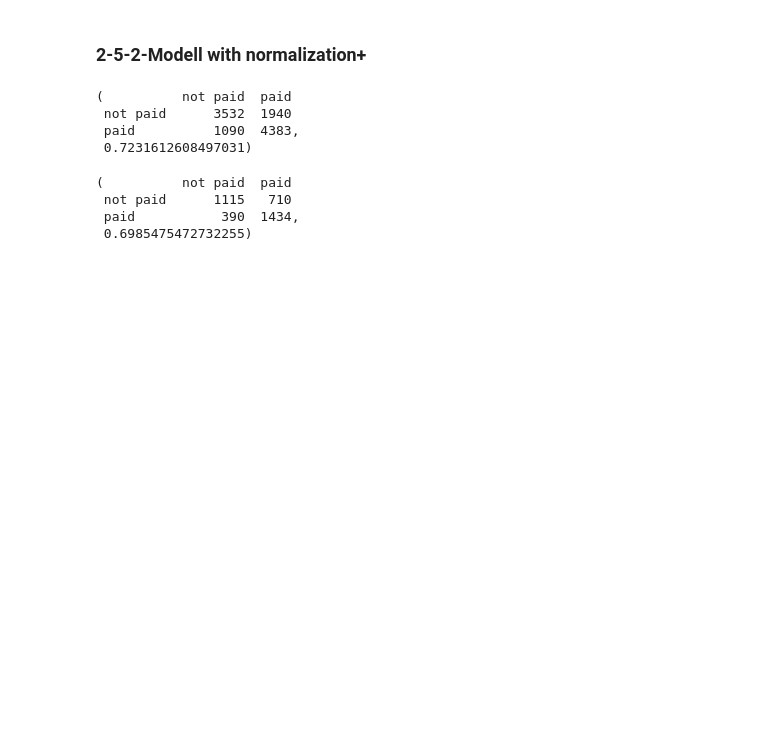
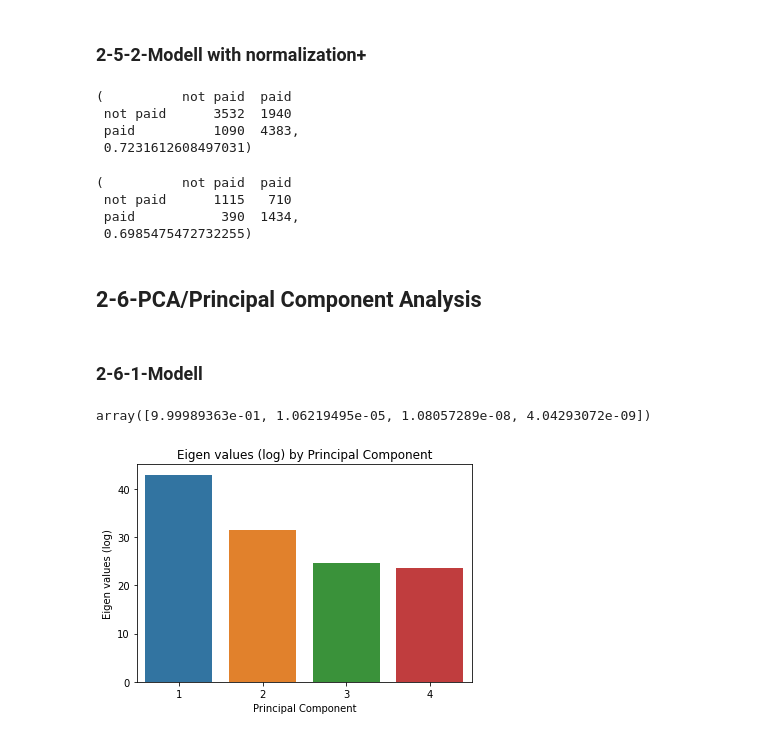
Before and after one commit to vk1408/c64, a Jupyter notebook: c64_different_models.ipynb, the cells around one changed output. Saved outputs shown, nothing was run; the diff lists cells and outputs as text; code cells hidden in the pictures; blank space fills up the shorter version.

```diff
--- a/c64_different_models.ipynb
+++ b/c64_different_models.ipynb
@@ -642,3 +642,28 @@ model_check(y_test, svm.predict(X_test_sc), svm)
  not paid      1115   710
  paid           390  1434,
  0.6985475472732255)
+# %% [markdown]
+## 2-6-PCA/Principal Component Analysis
+# %% [markdown]
+### 2-6-1-Modell
+# %%
+from sklearn.decomposition import PCA
+pca = PCA(n_components=4)
+X_train_pca = pca.fit_transform(X_train)
+X_test_pca = pca.transform(X_test)
+# %%
+pca.explained_variance_ratio_
+# %% [output]
+array([9.99989363e-01, 1.06219495e-05, 1.08057289e-08, 4.04293072e-09])
+# %%
+import numpy as np
+sns.barplot(
+    x=[str(comp) for comp in range(1, len(pca.explained_variance_ratio_) + 1)],
+    y=np.log(pca.explained_variance_)
+)
+plt.title('Eigen values (log) by Principal Component')
+plt.ylabel('Eigen values (log)')
+plt.xlabel('Principal Component')
+plt.show()
+# %% [output]
+[figure, added]
```
Also changed, not shown: parts of 6 cells of this notebook.
